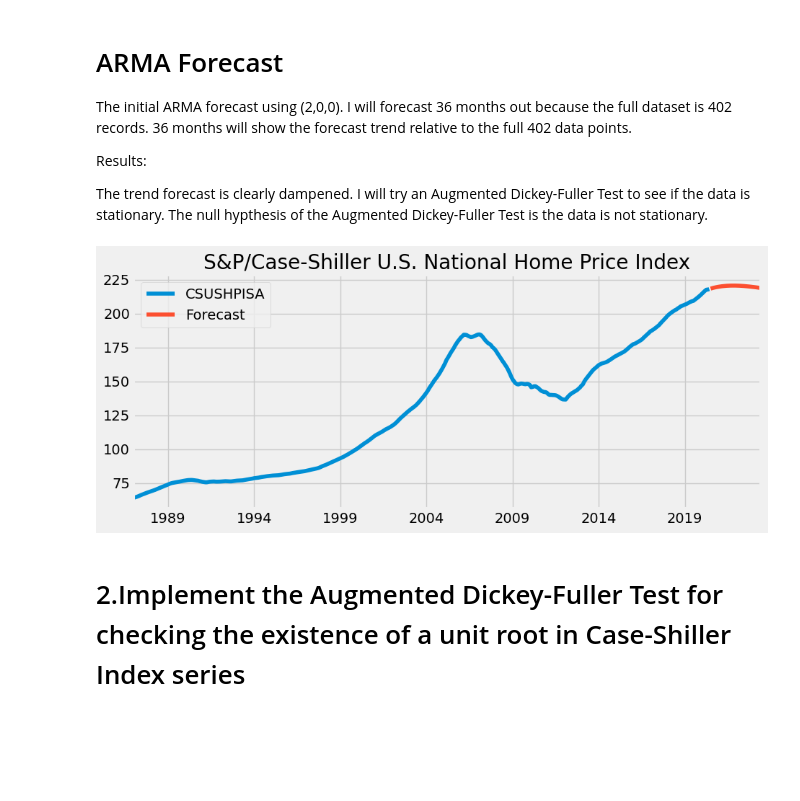
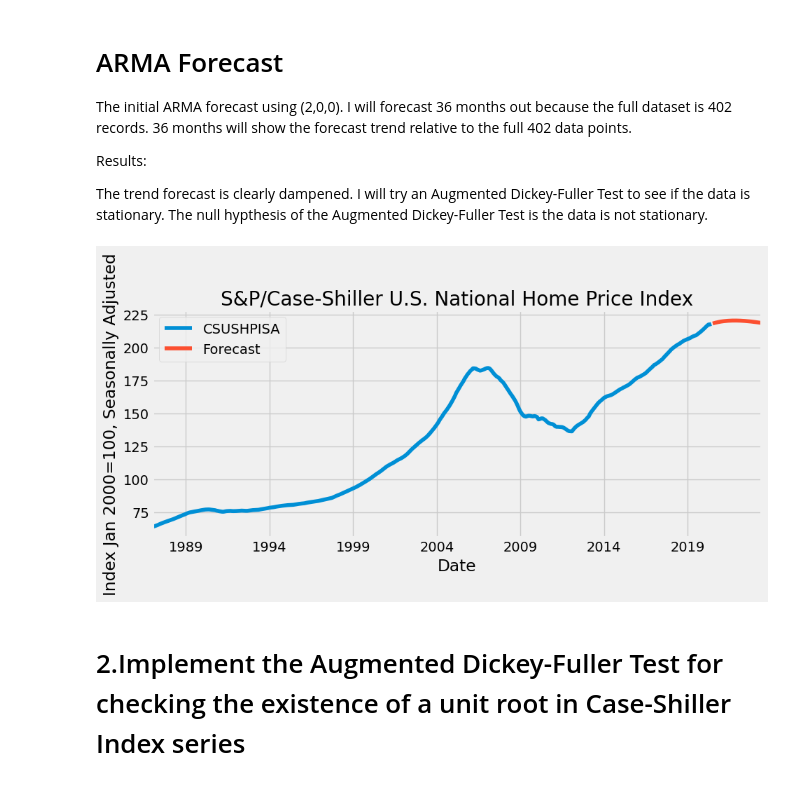
Before and after one commit to peparhugo/Econometrics_group_project, a Jupyter notebook: submission_1/univariate_time_series/Univariate Time Series.ipynb, the cells around one changed output. Cells and saved outputs as stored; diff of their text form; code cells hidden in the pictures; blank space fills up the shorter version.

```diff
--- a/submission_1/univariate_time_series/Univariate Time Series.ipynb
+++ b/submission_1/univariate_time_series/Univariate Time Series.ipynb
@@ -176,12 +178,14 @@ output_1 = model_fit.forecast(steps=36,freq='MS')
 # %%
 forecast_1 = data.copy()
 forecast_1 = pd.concat([forecast_1,output_1],axis=1)
 forecast_1.columns = [forecast_1.columns[0], 'Forecast']
 forecast_1.plot(figsize=(10,4))
 plt.title('S&P/Case-Shiller U.S. National Home Price Index')
+plt.ylabel('Index Jan 2000=100, Seasonally Adjusted')
+plt.xlabel('Date')
 plt.show()
 # %% [output]
-[figure, old version]
+[figure, new version]
 # %% [markdown]
 # 2.Implement the Augmented Dickey-Fuller Test for checking the existence of a unit root in Case-Shiller Index series
 ## Augmented Dickey-Fuller Test
```
Also changed, not shown: parts of 8 cells of this notebook, 2 other files.
